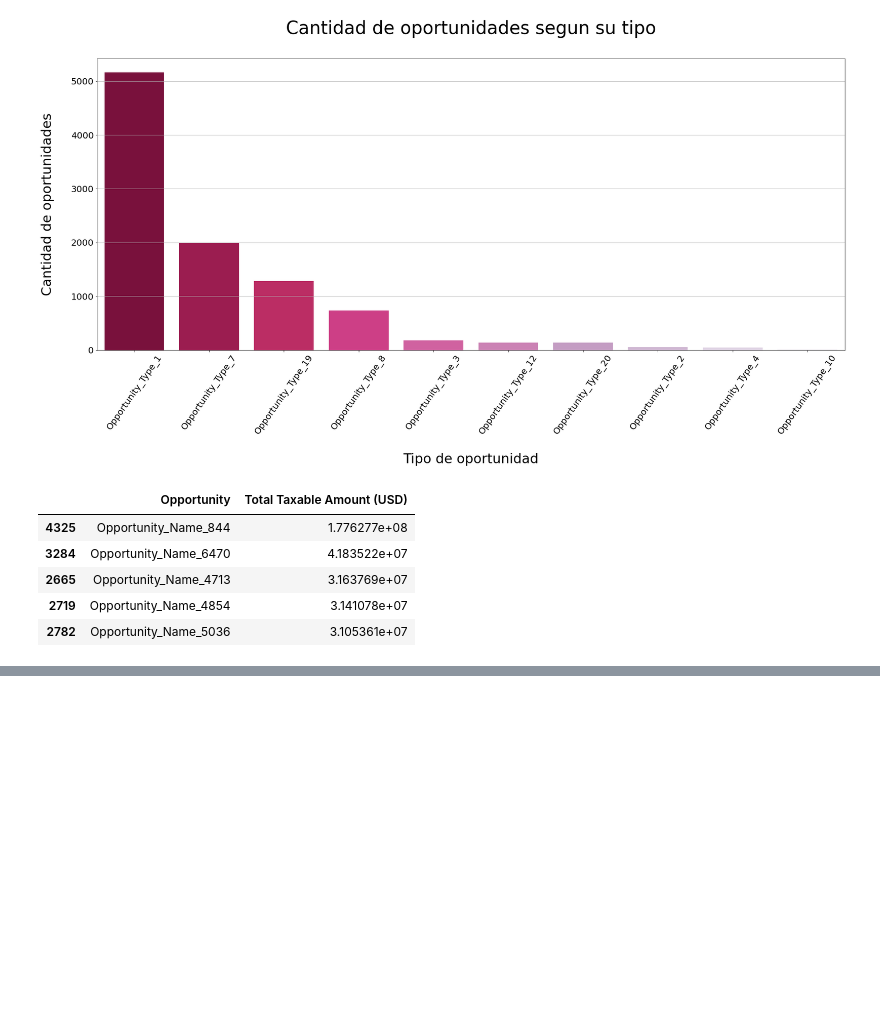
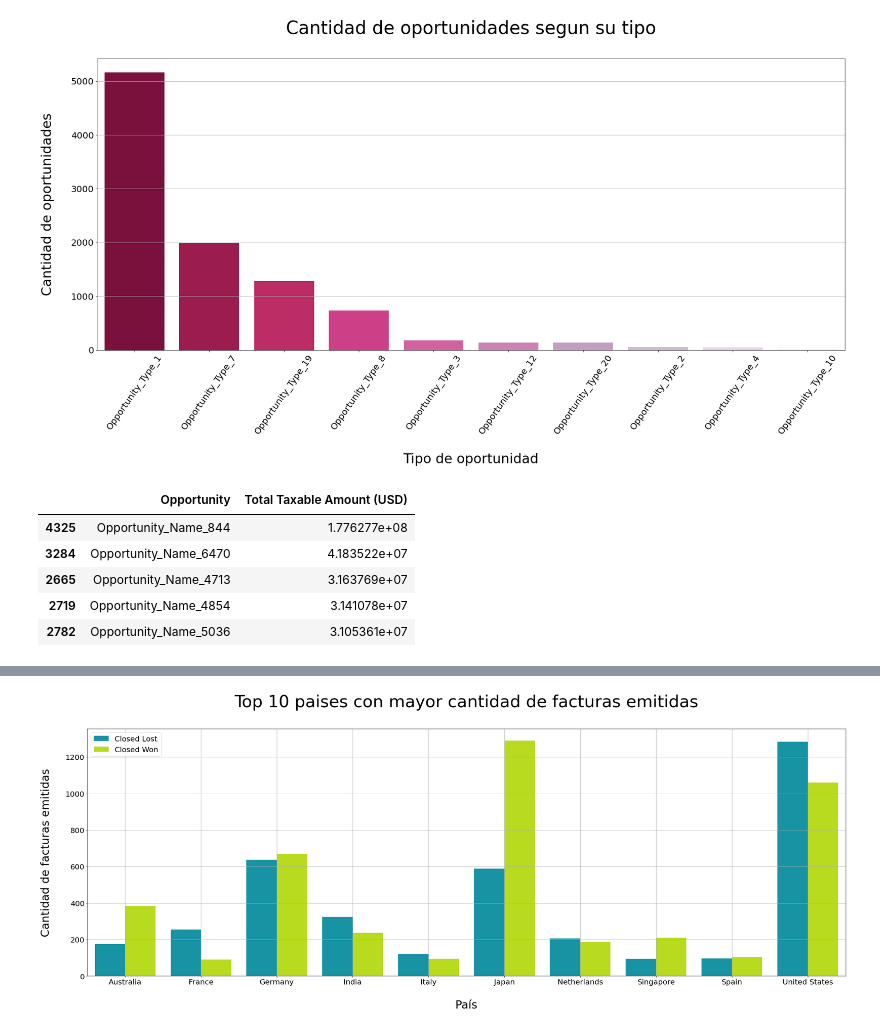
Before and after one commit to FernandoSinisi/Orga-Datos-2C-2020, a Jupyter notebook: TP1/vendedores_TP1.ipynb, the cells around one changed output, grey strips where cells are left out. Cells and saved outputs as stored; diff of their text form; code cells hidden in the pictures; blank space fills up the shorter version.

```diff
--- a/TP1/vendedores_TP1.ipynb
+++ b/TP1/vendedores_TP1.ipynb
@@ -348,0 +343,3 @@ df_opportunity_table.head()
+# %%
+df = pd.read_csv('data/opportunities.csv',low_memory=False)
+df_bp = df.copy()
@@ -348,0 +350,7 @@ df_opportunity_table.head()
+# %%
+df_bp = df_bp.groupby("Opportunity_ID").agg({'Billing_Country': 'first', 'Stage': 'first', 'ID': 'count'}).reset_index()
+top_10 = df_bp.groupby("Billing_Country").agg({'ID': 'count'}).reset_index().nlargest(10, "ID")['Billing_Country']
+# %%
+df_bp = df_bp[df_bp["Stage"].str.contains("Closed")]
+df_bp = df_bp.groupby(["Billing_Country", "Stage"]).agg({'ID': 'count'}).reset_index()
+df_bp_top = df_bp[df_bp['Billing_Country'].isin(top_10).to_list()]
@@ -348,0 +375,23 @@ df_opportunity_table.head()
+# %%
+fig,ax=plt.subplots(figsize=(30,12))
+
+g = sns.barplot(ax=ax, \
+                data=df_bp_top, \
+                x='Billing_Country', \
+                y='ID', \
+                palette='nipy_spectral', \
+                alpha=1, \
+                hue='Stage')
+g.set_title('Top 10 paises con mayor cantidad de facturas emitidas\n',size=45)
+g.set_xlabel('\nPaís',size=30)
+g.set_ylabel('Cantidad de facturas emitidas\n',size=30)
+
+plt.grid(True)
+plt.tight_layout()
+plt.xticks(fontsize=20)
+plt.yticks(fontsize=20)
+plt.legend(ncol=1,fontsize=20)
+#plt.savefig("pngs/vendedor-cantidad-op.png")
+plt.show()
+# %% [output]
+[figure, added]
```
Also changed, not shown: parts of 8 cells of this notebook, 3 other files.
